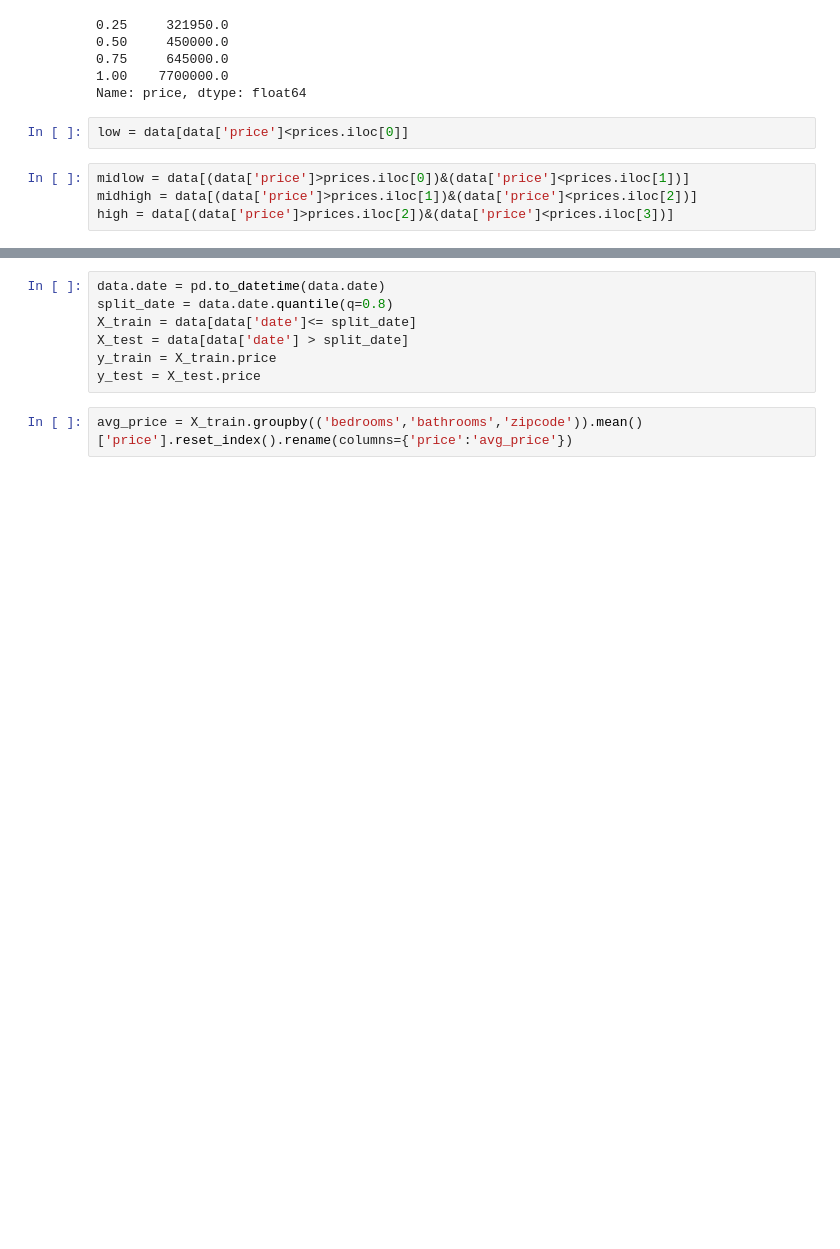
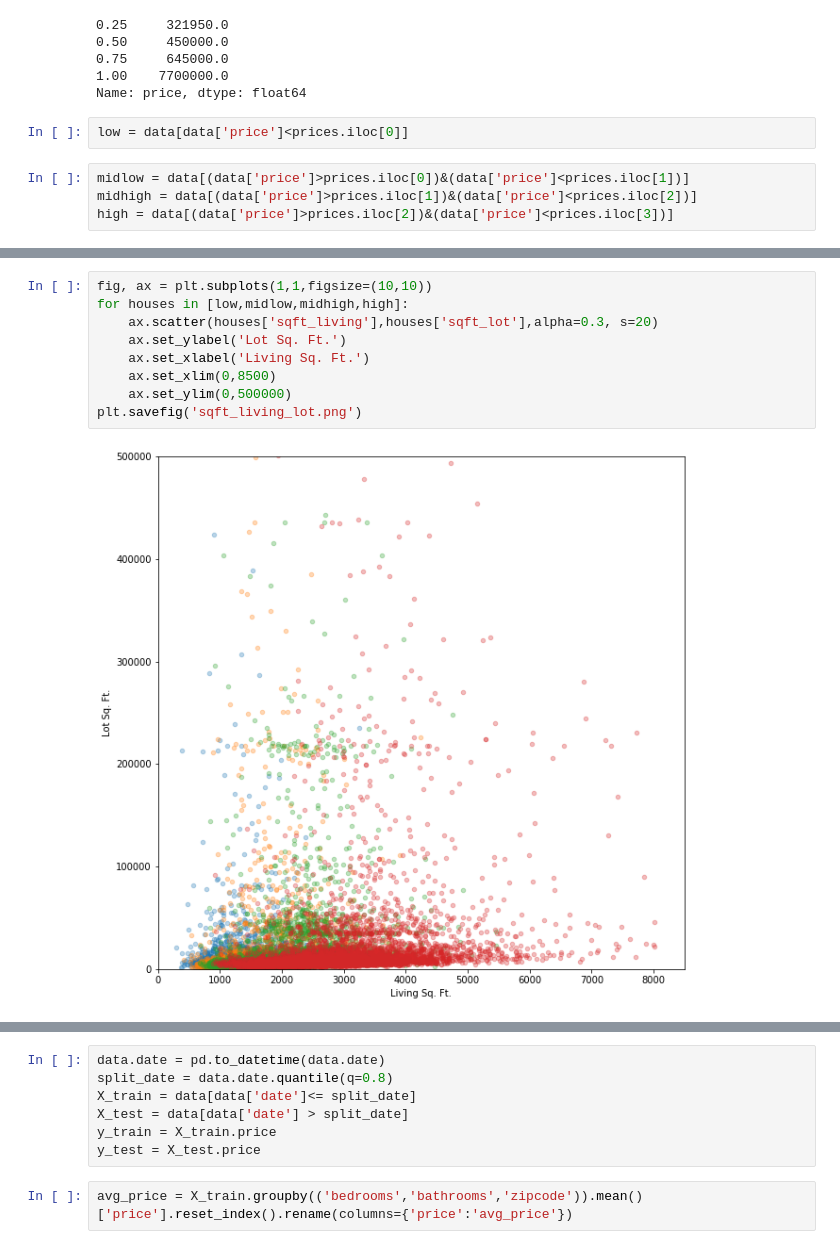
Before and after one commit to jabraunlin/kc_housing_prediction, a Jupyter notebook: Untitled-Copy1.ipynb, the cells around one changed output, grey strips where cells are left out. Cells and saved outputs as stored; diff of their text form; blank space fills up the shorter version.

```diff
--- a/Untitled-Copy1.ipynb
+++ b/Untitled-Copy1.ipynb
@@ -88,0 +95,11 @@ plt.legend()
+# %%
+fig, ax = plt.subplots(1,1,figsize=(10,10))
+for houses in [low,midlow,midhigh,high]:
+    ax.scatter(houses['sqft_living'],houses['sqft_lot'],alpha=0.3, s=20)
+    ax.set_ylabel('Lot Sq. Ft.')
+    ax.set_xlabel('Living Sq. Ft.')
+    ax.set_xlim(0,8500)
+    ax.set_ylim(0,500000)
+plt.savefig('sqft_living_lot.png')
+# %% [output]
+[figure, added]
```
Also changed, not shown: parts of 4 cells of this notebook, 4 other files.
